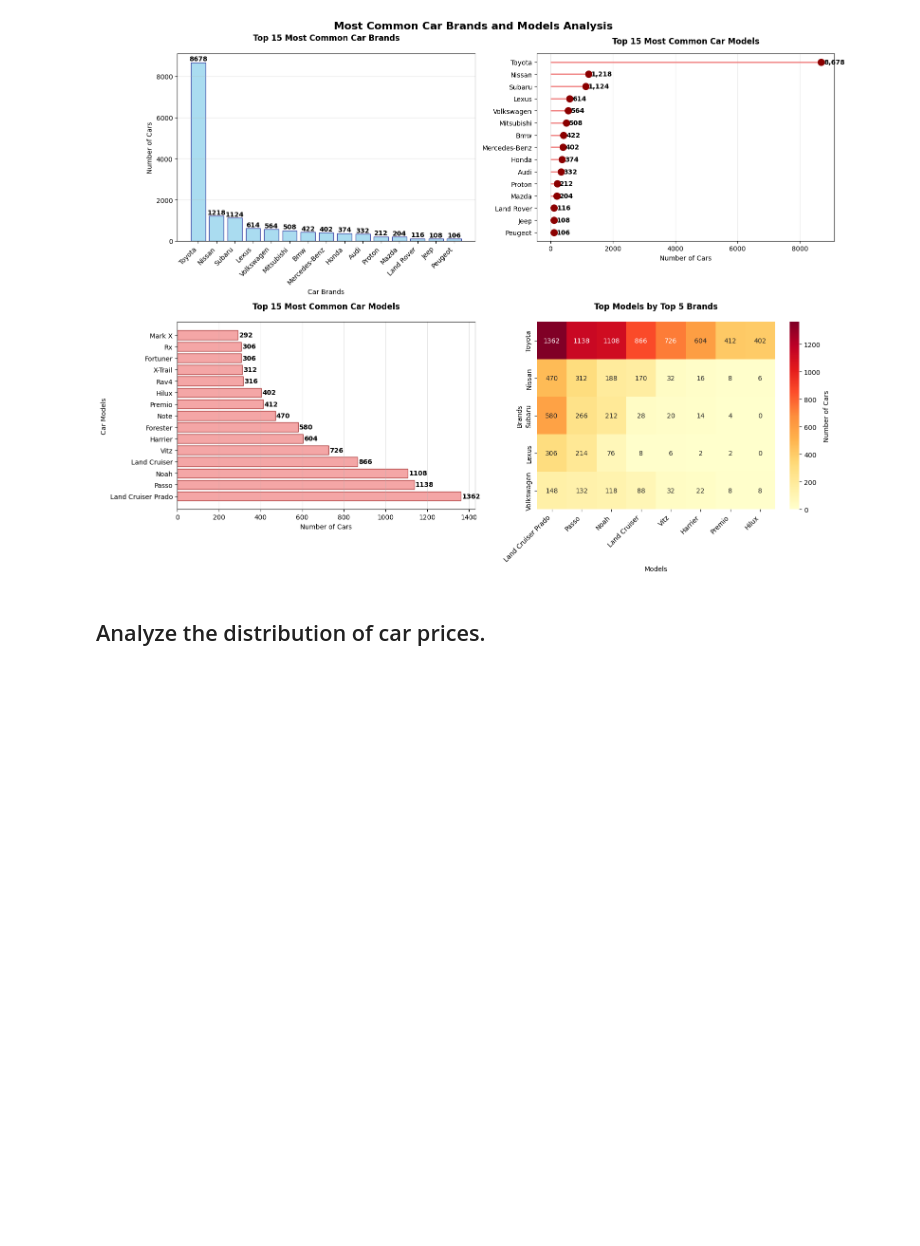
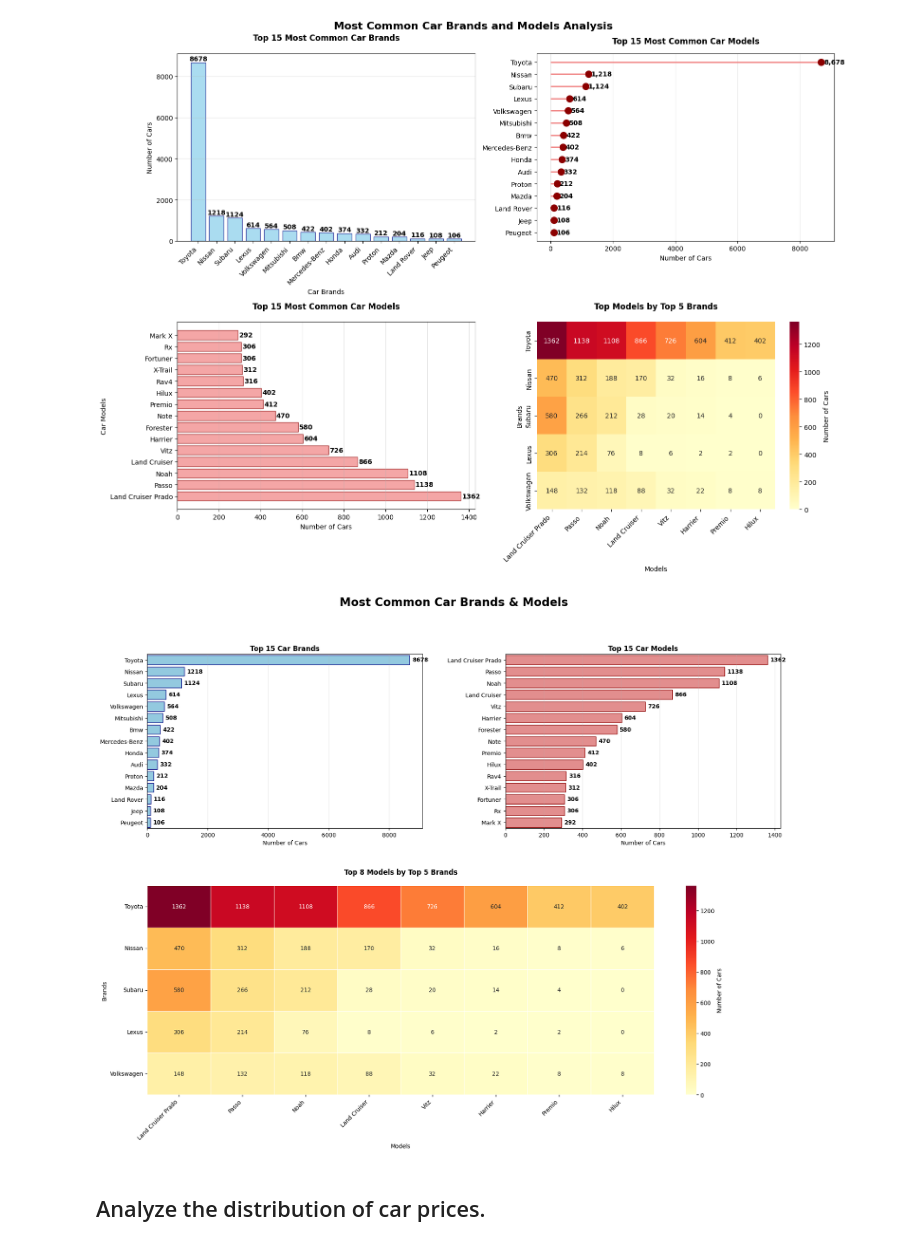
Before and after one commit to csaafrica/Group-9-Car-Price-Prediction, a Jupyter notebook: notebooks/04_EDA.ipynb, the cells around one changed output. Saved outputs shown, nothing was run; the diff lists cells and outputs as text; code cells hidden in the pictures; blank space fills up the shorter version.

```diff
--- a/notebooks/04_EDA.ipynb
+++ b/notebooks/04_EDA.ipynb
@@ -203,3 +205,90 @@ plt.show()
 # print("\n✅ Task 1 Complete: Brand and Model Analysis Done!")
 # %% [output]
 [figure]
+# %%
+# Compute counts
+brand_counts = df['make'].value_counts().head(15)
+model_counts = df['model'].value_counts().head(15)
+top_5_brands = brand_counts.head(5).index
+
+# Build the heatmap matrix exactly as in your snippet
+heatmap_data = []
+for brand in top_5_brands:
+    brand_models = df[df['make'] == brand]['model'].value_counts().head(8)
+    heatmap_data.append(brand_models)
+
+max_len = max(len(models) for models in heatmap_data)
+heatmap_matrix = []
+model_names = []
+
+for i, brand_models in enumerate(heatmap_data):
+    row = [0] * max_len
+    if i == 0:
+        model_names = list(brand_models.index)
+        for j, (model, count) in enumerate(brand_models.items()):
+            row[j] = count
+    else:
+        for j, (model, count) in enumerate(brand_models.items()):
+            if j < max_len:
+                row[j] = count
+    heatmap_matrix.append(row[:len(model_names)])
+
+# Truncate model_names to match
+model_names = model_names[:len(heatmap_matrix[0])]
+
+# Create DataFrame for heatmap
+heatmap_df = pd.DataFrame(
+    heatmap_matrix,
+    index=top_5_brands,
+    columns=model_names
+)
+
+# Plotting
+plt.style.use('default')
+fig = plt.figure(figsize=(20, 14))
+gs = GridSpec(2, 2, height_ratios=[1, 1.2], hspace=0.3, wspace=0.3)
+fig.suptitle('Most Common Car Brands & Models', fontsize=20, fontweight='bold')
+
+# Top-left: Brands
+ax1 = fig.add_subplot(gs[0, 0])
+sns.barplot(x=brand_counts.values, y=brand_counts.index, ax=ax1,
+            color='skyblue', edgecolor='navy')
+ax1.set_title('Top 15 Car Brands', fontweight='bold')
+ax1.set_xlabel('Number of Cars')
+ax1.set_ylabel('')
+for i, v in enumerate(brand_counts.values):
+    ax1.text(v + brand_counts.max()*0.01, i, f"{v}", va='center', fontweight='bold')
+ax1.grid(axis='x', alpha=0.3)
+
+# Top-right: Models
+ax2 = fig.add_subplot(gs[0, 1])
+sns.barplot(x=model_counts.values, y=model_counts.index, ax=ax2,
+            color='lightcoral', edgecolor='darkred')
+ax2.set_title('Top 15 Car Models', fontweight='bold')
+ax2.set_xlabel('Number of Cars')
+ax2.set_ylabel('')
+for i, v in enumerate(model_counts.values):
+    ax2.text(v + model_counts.max()*0.01, i, f"{v}", va='center', fontweight='bold')
+ax2.grid(axis='x', alpha=0.3)
+
+# Bottom: Your custom heatmap
+ax3 = fig.add_subplot(gs[1, :])
+sns.heatmap(
+    heatmap_df,
+    annot=True,
+    fmt="d",
+    cmap="YlOrRd",
+    linewidths=0.5,
+    cbar_kws={'label': 'Number of Cars'},
+    ax=ax3
+)
+ax3.set_title('Top 8 Models by Top 5 Brands', fontweight='bold', pad=20)
+ax3.set_xlabel('Models')
+ax3.set_ylabel('Brands')
+plt.setp(ax3.get_xticklabels(), rotation=45, ha='right')
+plt.setp(ax3.get_yticklabels(), rotation=0)
+
+plt.tight_layout(rect=[0, 0.03, 1, 0.95])
+plt.show();
+# %% [output]
+[figure, added]
```
Also changed, not shown: parts of 6 cells of this notebook, 1 other file.
